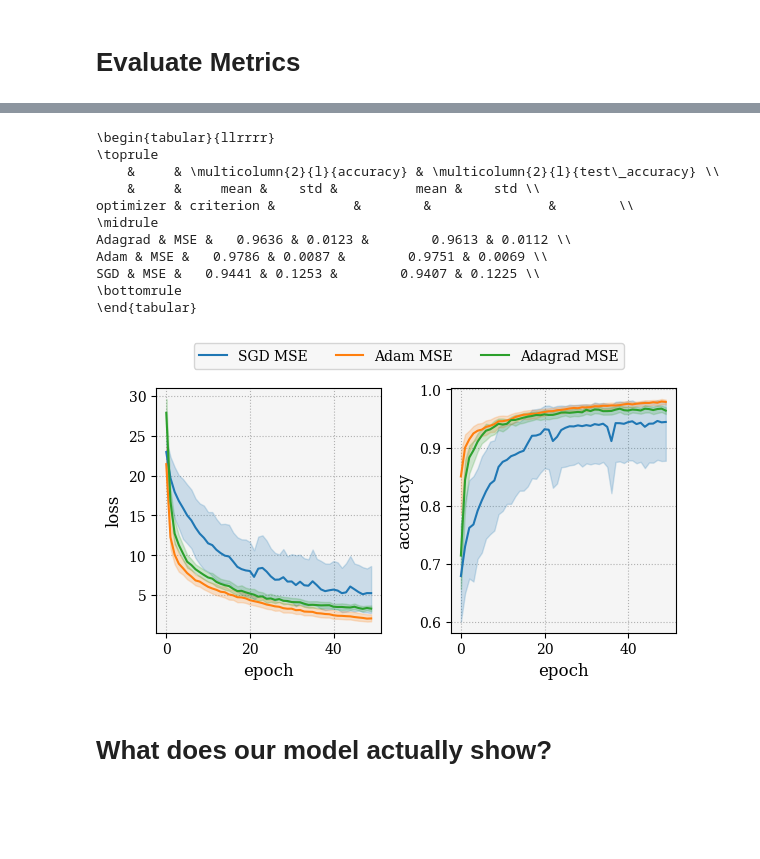
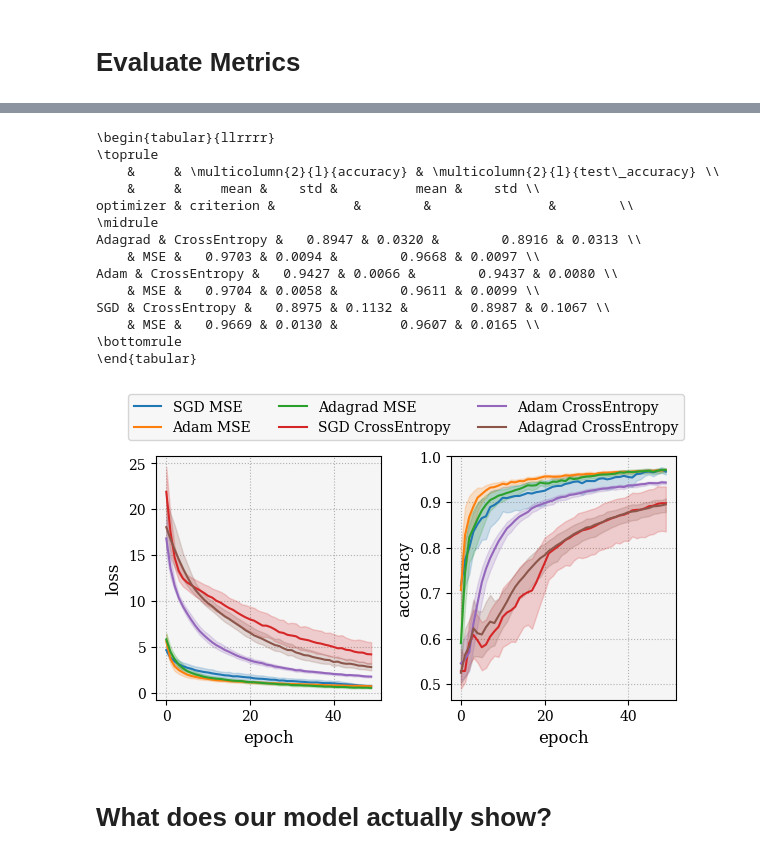
Before and after one commit to arnauddhaene/deep-learning-mini-projects-ee559, a Jupyter notebook: Proj2/notebooks/sandbox.ipynb, the cells around one changed output, grey strips where cells are left out. Saved outputs shown, nothing was run; the diff lists cells and outputs as text; code cells hidden in the pictures; blank space fills up the shorter version.

```diff
--- a/Proj2/notebooks/sandbox.ipynb
+++ b/Proj2/notebooks/sandbox.ipynb
@@ -106,9 +106,9 @@ mpl.rcParams['axes.axisbelow'] = True
 mpl.rcParams['grid.linestyle'] = ':'
 mpl.rcParams['figure.figsize'] = [6, 3.259]
 # %%
-#df = pd.read_json('../results/metrics.json')
+df = pd.read_json('../results/metrics.json')
 
-#df['model'] = df['optimizer'] + ' ' + df['criterion']
+df['model'] = df['optimizer'] + ' ' + df['criterion']
 # %%
 df.head()
 # %% [output]
@@ -133,26 +133,29 @@ print(table.to_latex(float_format="%.4f"))
     &     &     mean &    std &          mean &    std \\
 optimizer & criterion &          &        &               &        \\
 \midrule
-Adagrad & MSE &   0.9636 & 0.0123 &        0.9613 & 0.0112 \\
-Adam & MSE &   0.9786 & 0.0087 &        0.9751 & 0.0069 \\
-SGD & MSE &   0.9441 & 0.1253 &        0.9407 & 0.1225 \\
+Adagrad & CrossEntropy &   0.8947 & 0.0320 &        0.8916 & 0.0313 \\
+    & MSE &   0.9703 & 0.0094 &        0.9668 & 0.0097 \\
+Adam & CrossEntropy &   0.9427 & 0.0066 &        0.9437 & 0.0080 \\
+    & MSE &   0.9704 & 0.0058 &        0.9611 & 0.0099 \\
+SGD & CrossEntropy &   0.8975 & 0.1132 &        0.8987 & 0.1067 \\
+    & MSE &   0.9669 & 0.0130 &        0.9607 & 0.0165 \\
 \bottomrule
 \end{tabular}
 # %%
 fig, axes = plt.subplots(1, 2, figsize=(6, 3.25), dpi=100)
 
 g = sns.lineplot(data=df, x='epoch', y='loss', hue='model', ax=axes[0], legend='brief')
 sns.lineplot(data=df, x='epoch', y='accuracy', hue='model', ax=axes[1], legend=False)
 
 h,l = g.axes.get_legend_handles_labels()
 g.axes.legend_.remove()
-lgd = fig.legend(h,l, ncol=4, bbox_to_anchor=(0.9, 1.10))
+lgd = fig.legend(h,l, ncol=3, bbox_to_anchor=(1.0, 1.15))
 
 plt.tight_layout()
 fig.savefig('../figures/training.png', bbox_extra_artists=(lgd,), bbox_inches='tight', dpi=fig.dpi)
 plt.show()
 # %% [output]
-[figure, old version]
+[figure, new version]
 # %% [markdown]
 # What does our model actually show?
 # %%
```
Also changed, not shown: parts of 2 cells of this notebook, 3 other files.
